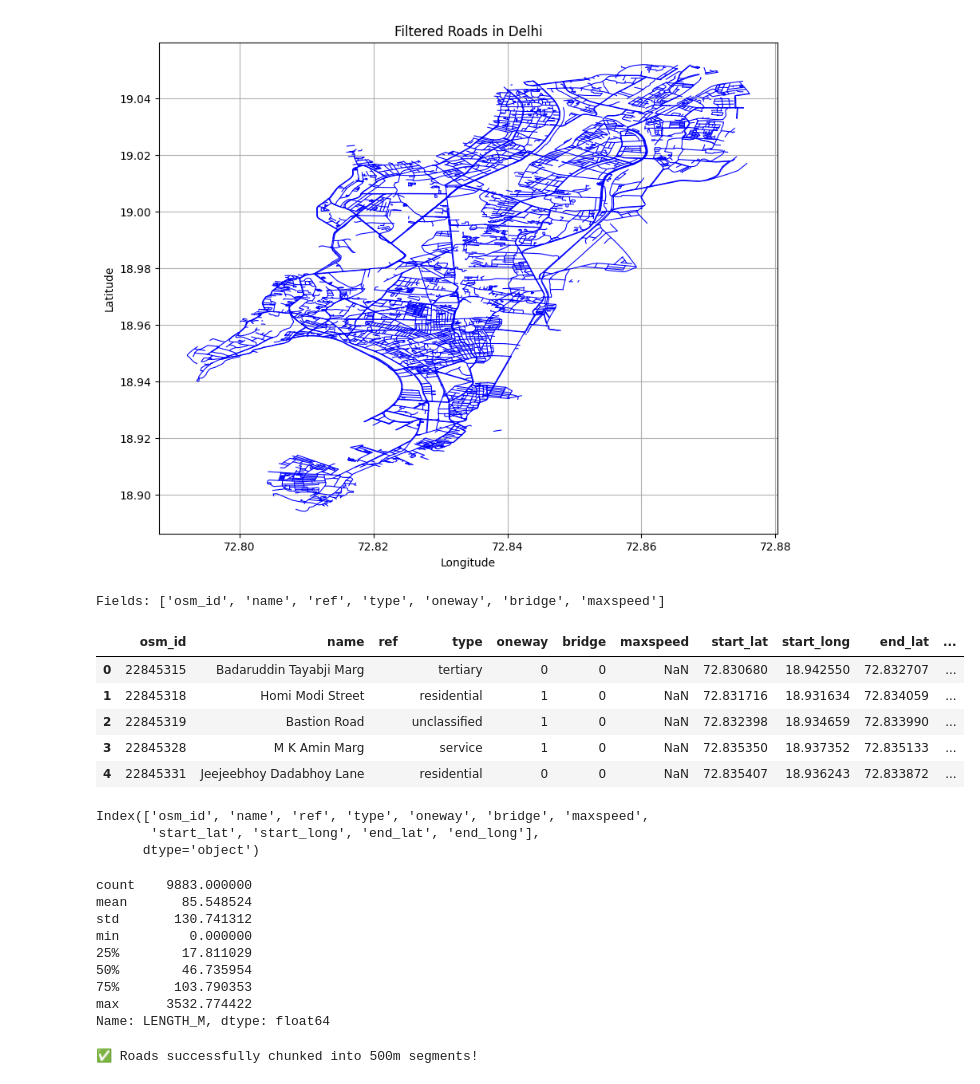
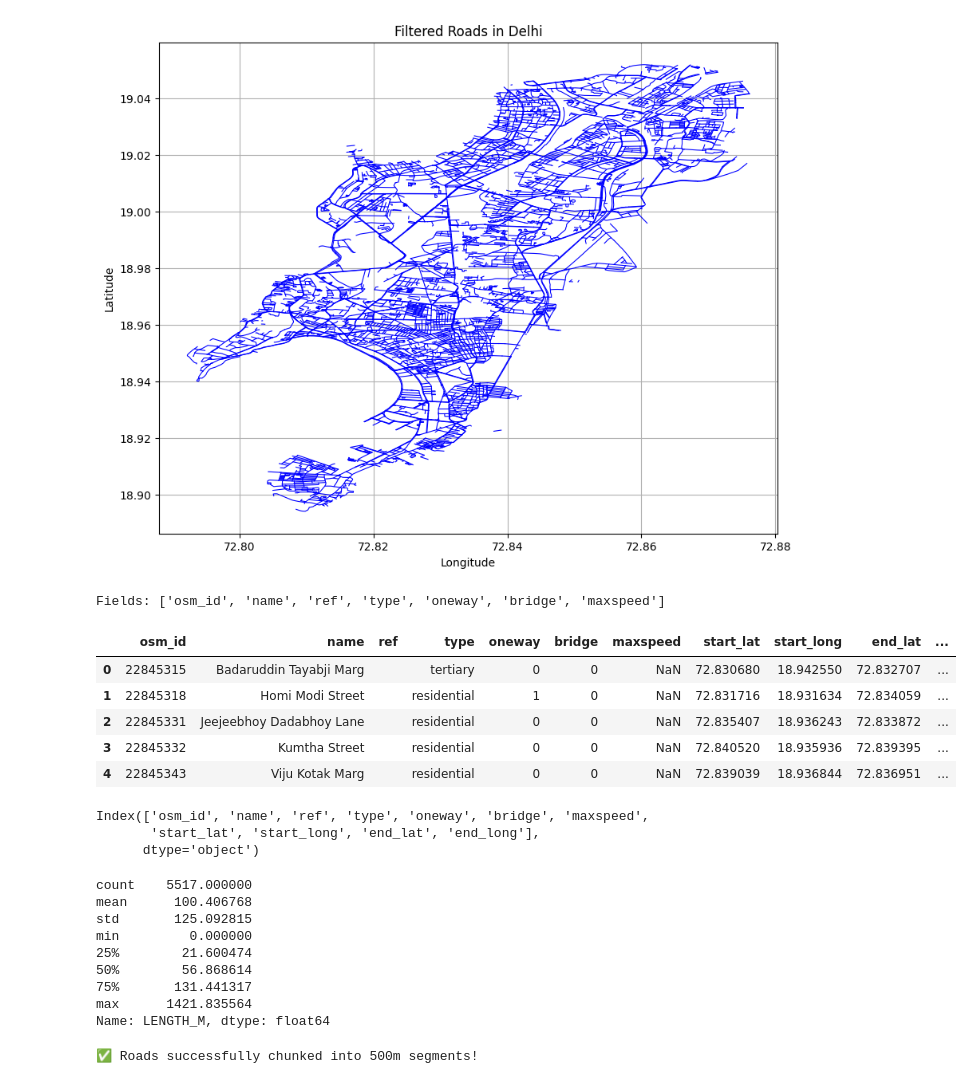
Before and after one commit to geosensing/missing_women, a Jupyter notebook: scripts/gen_routes-mumbai.ipynb, the cells around one changed output. Saved outputs shown, nothing was run; the diff lists cells and outputs as text; code cells hidden in the pictures.

```diff
--- a/scripts/gen_routes-mumbai.ipynb
+++ b/scripts/gen_routes-mumbai.ipynb
@@ -102,29 +103,32 @@ plt.show()
 # %%
 # Extract field names
 fields = [field[0] for field in sf.fields[1:]]  # Ignore DeletionFlag
 print("Fields:", fields)  # Identify road type field
 
 # Extract road data into a DataFrame
 road_data = []
+#for record, shape in zip(sf.records(), sf.shapes()):
 for record, shape in zip(sf.records(), sf.shapes()):
+    if record[road_type_index] not in road_types_of_interest:
+        continue
     if shape.shapeType == 3:  # Ensure it's a polyline
         start_lat, start_long = shape.points[0]
         end_lat, end_long = shape.points[-1]
         road_data.append(list(record) + [start_lat, start_long, end_lat, end_long])
 
 # Create DataFrame
 df_roads = pd.DataFrame(road_data, columns=fields + ["start_lat", "start_long", "end_lat", "end_long"])
 
 # Display sample
 df_roads.head()
 # %% [output]
 Fields: ['osm_id', 'name', 'ref', 'type', 'oneway', 'bridge', 'maxspeed']
 |  | osm_id | name | ref | type | oneway | bridge | maxspeed | start_lat | start_long | end_lat | ... |
 | 0 | 22845315 | Badaruddin Tayabji Marg |  | tertiary | 0 | 0 | NaN | 72.830680 | 18.942550 | 72.832707 | ... |
 | 1 | 22845318 | Homi Modi Street |  | residential | 1 | 0 | NaN | 72.831716 | 18.931634 | 72.834059 | ... |
-| 2 | 22845319 | Bastion Road |  | unclassified | 1 | 0 | NaN | 72.832398 | 18.934659 | 72.833990 | ... |
-| 3 | 22845328 | M K Amin Marg |  | service | 1 | 0 | NaN | 72.835350 | 18.937352 | 72.835133 | ... |
-| 4 | 22845331 | Jeejeebhoy Dadabhoy Lane |  | residential | 0 | 0 | NaN | 72.835407 | 18.936243 | 72.833872 | ... |
+| 2 | 22845331 | Jeejeebhoy Dadabhoy Lane |  | residential | 0 | 0 | NaN | 72.835407 | 18.936243 | 72.833872 | ... |
+| 3 | 22845332 | Kumtha Street |  | residential | 0 | 0 | NaN | 72.840520 | 18.935936 | 72.839395 | ... |
+| 4 | 22845343 | Viju Kotak Marg |  | residential | 0 | 0 | NaN | 72.839039 | 18.936844 | 72.836951 | ... |
 # %%
 df_roads.columns
 # %% [output]
@@ -155,14 +159,14 @@ df_roads["LENGTH_M"] = df_roads.apply(
 # Check length distribution
 print(df_roads["LENGTH_M"].describe())
 # %% [output]
-count    9883.000000
-mean       85.548524
-std       130.741312
+count    5517.000000
+mean      100.406768
+std       125.092815
 min         0.000000
-25%        17.811029
-50%        46.735954
-75%       103.790353
-max      3532.774422
+25%        21.600474
+50%        56.868614
+75%       131.441317
+max      1421.835564
 Name: LENGTH_M, dtype: float64
 # %%
 def split_road_segment(row, segment_length=500):
```
Also changed, not shown: parts of 15 cells of this notebook, 2 other files.
